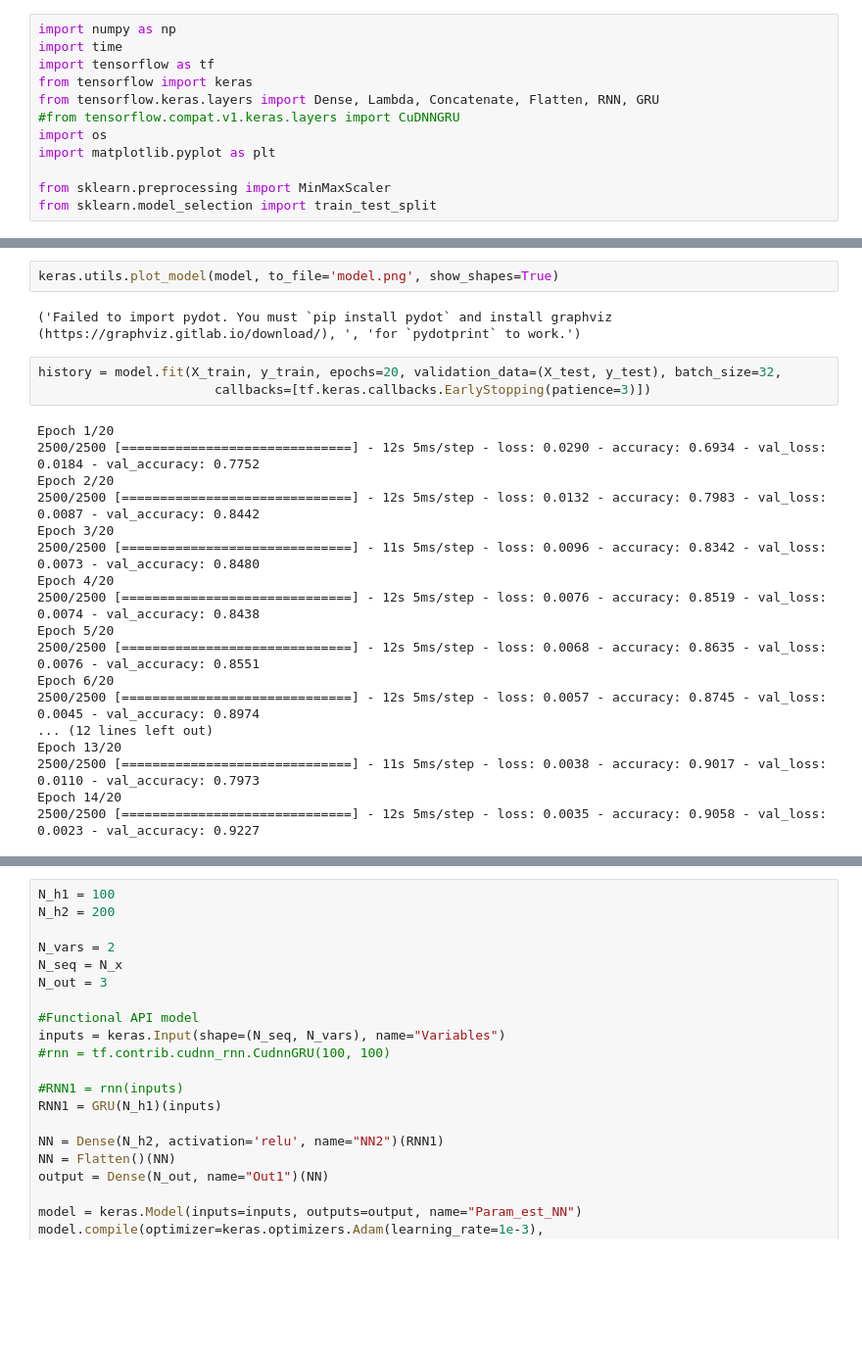
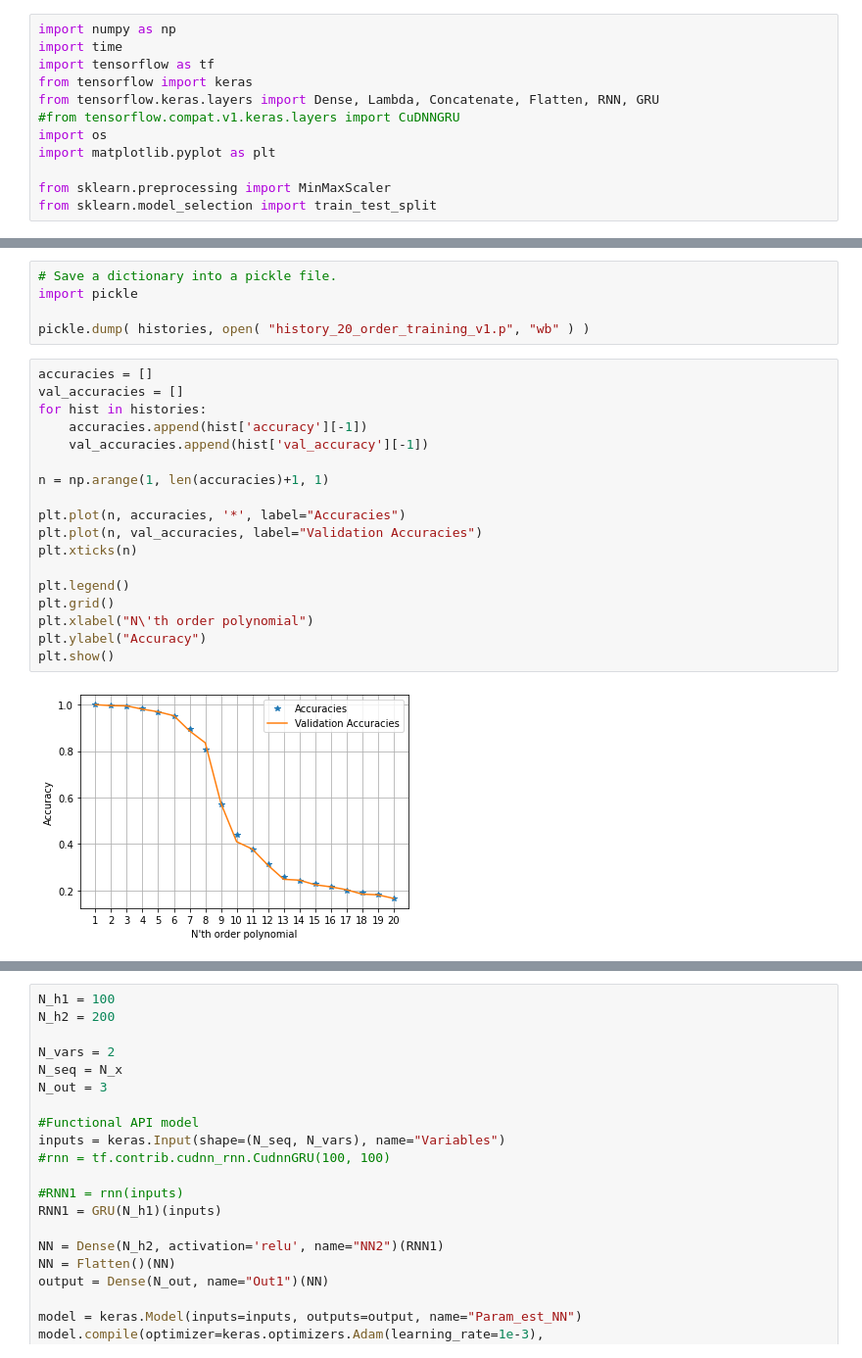
Before and after one commit to emelf/USN-Python-Scripts---Emil, a Jupyter notebook: Python/Parameter Estimation - v2/test - param_est_quadratic.ipynb, the cells around one changed output, grey strips where cells are left out. Shown at 98% size. Drawn from its saved outputs; the diff is of its cells as text; blank space fills up the shorter version.

```diff
--- a/Python/Parameter Estimation - v2/test - param_est_quadratic.ipynb
+++ b/Python/Parameter Estimation - v2/test - param_est_quadratic.ipynb
@@ -198,25 +148,25 @@ ________________________________________________________________________________
-# %%
-keras.utils.plot_model(model, to_file='model.png', show_shapes=True)
-# %% [output]
-('Failed to import pydot. You must `pip install pydot` and install graphviz (https://graphviz.gitlab.io/download/), ', 'for `pydotprint` to work.')
-# %%
-history = model.fit(X_train, y_train, epochs=20, validation_data=(X_test, y_test), batch_size=32,
-                       callbacks=[tf.keras.callbacks.EarlyStopping(patience=3)])
-# %% [output]
-Epoch 1/20
-2500/2500 [==============================] - 12s 5ms/step - loss: 0.0290 - accuracy: 0.6934 - val_loss: 0.0184 - val_accuracy: 0.7752
-Epoch 2/20
-2500/2500 [==============================] - 12s 5ms/step - loss: 0.0132 - accuracy: 0.7983 - val_loss: 0.0087 - val_accuracy: 0.8442
-Epoch 3/20
-2500/2500 [==============================] - 11s 5ms/step - loss: 0.0096 - accuracy: 0.8342 - val_loss: 0.0073 - val_accuracy: 0.8480
-Epoch 4/20
-2500/2500 [==============================] - 12s 5ms/step - loss: 0.0076 - accuracy: 0.8519 - val_loss: 0.0074 - val_accuracy: 0.8438
-Epoch 5/20
-2500/2500 [==============================] - 12s 5ms/step - loss: 0.0068 - accuracy: 0.8635 - val_loss: 0.0076 - val_accuracy: 0.8551
-Epoch 6/20
-2500/2500 [==============================] - 12s 5ms/step - loss: 0.0057 - accuracy: 0.8745 - val_loss: 0.0045 - val_accuracy: 0.8974
-... (12 lines left out)
-Epoch 13/20
-2500/2500 [==============================] - 11s 5ms/step - loss: 0.0038 - accuracy: 0.9017 - val_loss: 0.0110 - val_accuracy: 0.7973
-Epoch 14/20
-2500/2500 [==============================] - 12s 5ms/step - loss: 0.0035 - accuracy: 0.9058 - val_loss: 0.0023 - val_accuracy: 0.9227
+# %%
+# Save a dictionary into a pickle file.
+import pickle
+
+pickle.dump( histories, open( "history_20_order_training_v1.p", "wb" ) )
+# %%
+accuracies = []
+val_accuracies = []
+for hist in histories:
+    accuracies.append(hist['accuracy'][-1])
+    val_accuracies.append(hist['val_accuracy'][-1])
+
+n = np.arange(1, len(accuracies)+1, 1)
+
+plt.plot(n, accuracies, '*', label="Accuracies")
+plt.plot(n, val_accuracies, label="Validation Accuracies")
+plt.xticks(n)
+
+plt.legend()
+plt.grid()
+plt.xlabel("N\'th order polynomial")
+plt.ylabel("Accuracy")
+plt.show()
+# %% [output]
+[figure, added]
```
Also changed, not shown: parts of 24 cells of this notebook, 3 other files.
